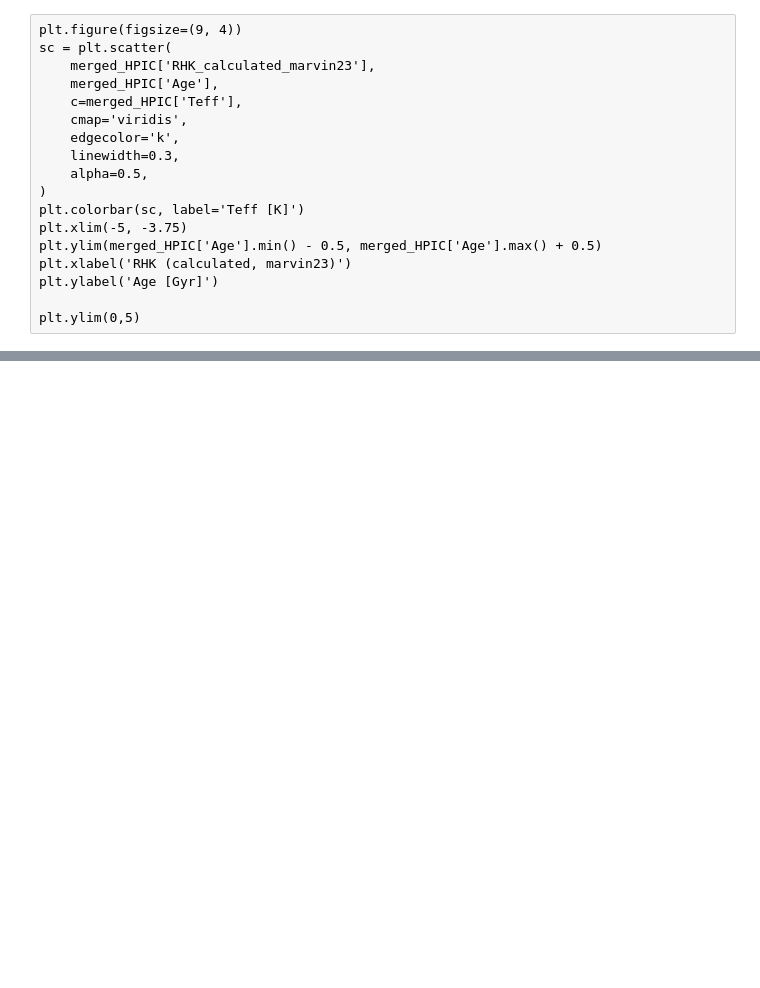
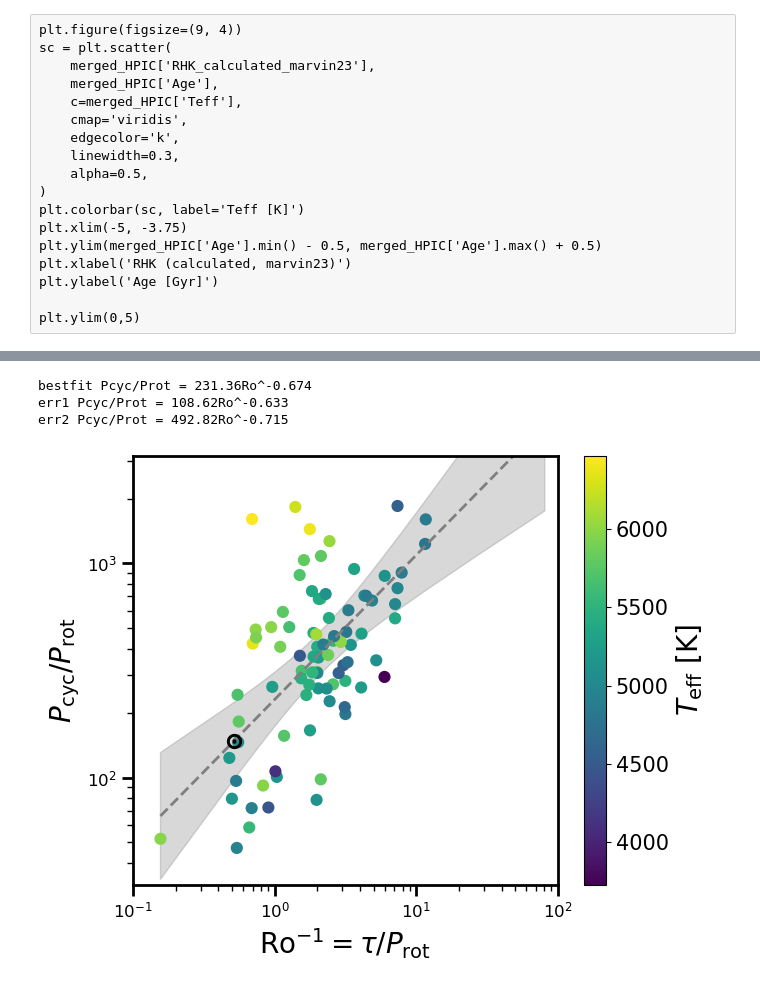
Before and after one commit to ernewton/TSS_ARC, a Jupyter notebook: TSS Activity and Rotation Catalog/Plots.ipynb, the cells around one changed output, grey strips where cells are left out. Cells and saved outputs as stored; diff of their text form; code cells hidden in the pictures; blank space fills up the shorter version.

```diff
--- a/TSS Activity and Rotation Catalog/Plots.ipynb
+++ b/TSS Activity and Rotation Catalog/Plots.ipynb
@@ -249,0 +449,66 @@ plt.ylim(0,5)
+# %%
+x = 1/(merged_HPIC['prot_adopt']/merged_HPIC['tau_cranmer11'])
+y = merged_HPIC['act_cycle_adopt']*365./merged_HPIC['prot_adopt']
+
+# teff_sun = 5800.
+# tau_sun = 314.24 * np.exp(-(teff_sun/1952.5) - (teff_sun/6250.)**18 ) + 0.002
+
+x_keep = ~np.isnan(x)
+y_keep = ~np.isnan(y)
+x = np.array(x[x_keep*y_keep])
+y = np.array(y[x_keep*y_keep])
+c = np.array(merged_HPIC['Teff'][x_keep*y_keep])
+
+lfit, coeffs = log_linefit(x, y, logScale=[1, 1],
+    errlines=True, conf=99.7
+)
+
+lfit_solve = np.log10(lfit)
+slope = (lfit_solve[-1, 1]-lfit_solve[0, 1])/(lfit_solve[-1, 0]-lfit_solve[0, 0])
+yint = 10**(lfit_solve[0, 1] - slope*lfit_solve[0, 0])
+print("bestfit Pcyc/Prot = %.2fRo^%.3f" % (yint, slope*-1))
+
+slope = (lfit_solve[-1, 2]-lfit_solve[0, 2])/(lfit_solve[-1, 0]-lfit_solve[0, 0])
+yint = 10**(lfit_solve[0, 2] - slope*lfit_solve[0, 0])
+print("err1 Pcyc/Prot = %.2fRo^%.3f" % (yint, slope*-1))
+
+slope = (lfit_solve[-1, 3]-lfit_solve[0, 3])/(lfit_solve[-1, 0]-lfit_solve[0, 0])
+yint = 10**(lfit_solve[0, 3] - slope*lfit_solve[0, 0])
+print("err2 Pcyc/Prot = %.2fRo^%.3f" % (yint, slope*-1))
+
+fig, ax = plt.subplots(figsize=(7,5.5))
+
+ax.tick_params(length=8, width=2, labelsize=12, direction='out')
+ax.tick_params(length=4, width=1, labelsize=12, direction='out', which='minor')
+for xx in ['top','bottom','left','right']:
+    ax.spines[xx].set_linewidth(2)
+
+# 3sigma confidence line fit
+# colors: C0 (blue), C3 (red), C7 (gray)
+plt.plot(lfit[:, 0], lfit[:, 1], 'C7--', linewidth=2)
+plt.fill_between(lfit[:, 0], lfit[:, 2], lfit[:, 3], color='C7', alpha=.3)
+
+sc = plt.scatter(
+    x, y,
+    c=c,
+    cmap='viridis',
+    s=60,
+    # edgecolor='k',
+    # linewidth=0.3,
+    # alpha=0.5,
+)
+plt.colorbar(sc, label=r'$T_\mathrm{eff}$ [K]')
+
+plt.plot(1/(27./tausun), 11.*365./27., marker=r'$\odot$', color='k', ms=10)
+
+plt.xlim(10**-1., 10**2)
+plt.ylim(10**1.5, 10**3.5)
+
+plt.xscale('log')
+plt.yscale('log')
+plt.xlabel(r'Ro$^{-1}=\tau/P_\text{rot}$')
+plt.ylabel(r'$P_\text{cyc}/P_\text{rot}$')
+
+plt.tight_layout()
+plt.savefig('plots/cycle_rossby.png')
+# %% [output]
@@ -249,0 +517,4 @@ plt.ylim(0,5)
+bestfit Pcyc/Prot = 231.36Ro^-0.674
+err1 Pcyc/Prot = 108.62Ro^-0.633
+err2 Pcyc/Prot = 492.82Ro^-0.715
+[figure, added]
```
Also changed, not shown: parts of 7 cells of this notebook.
